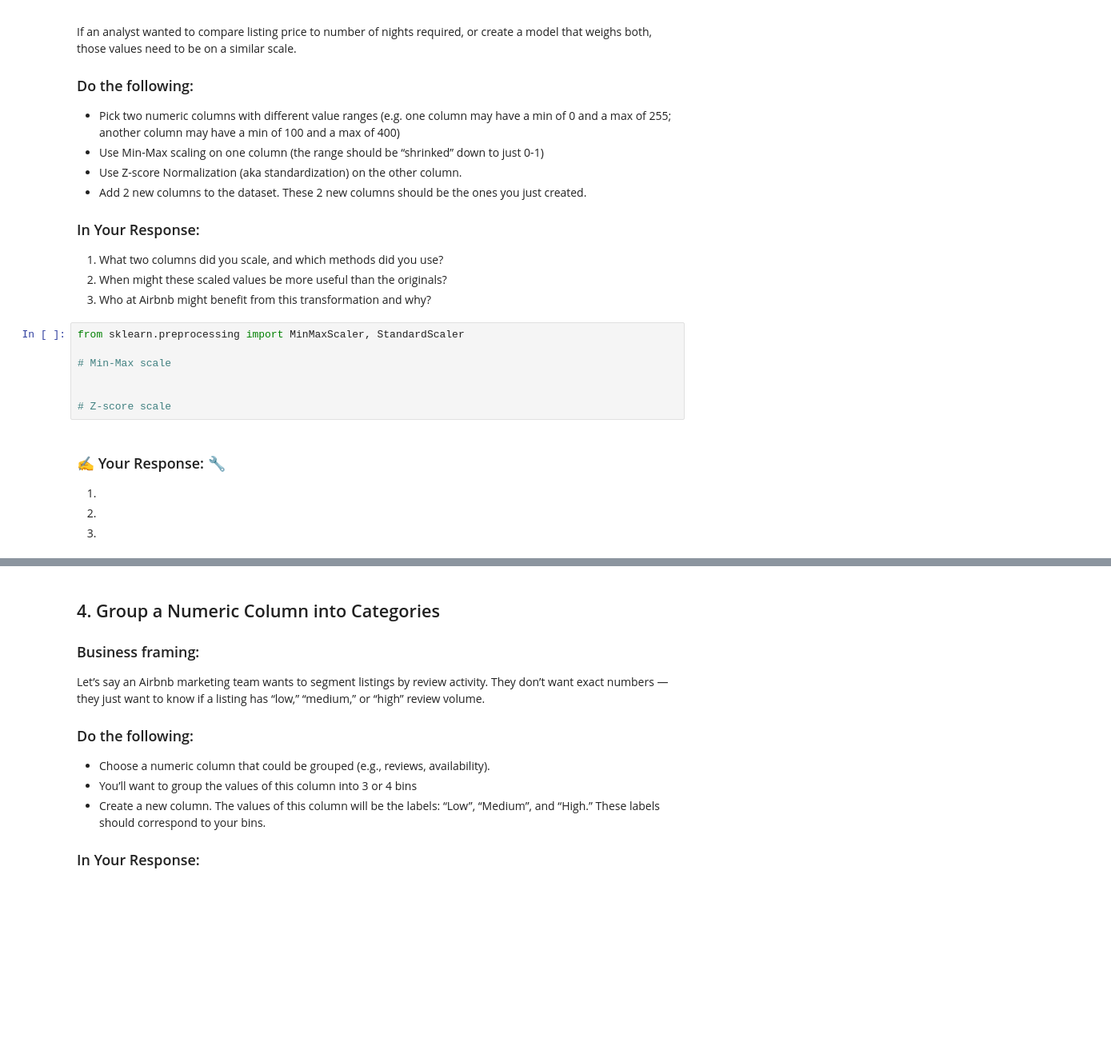
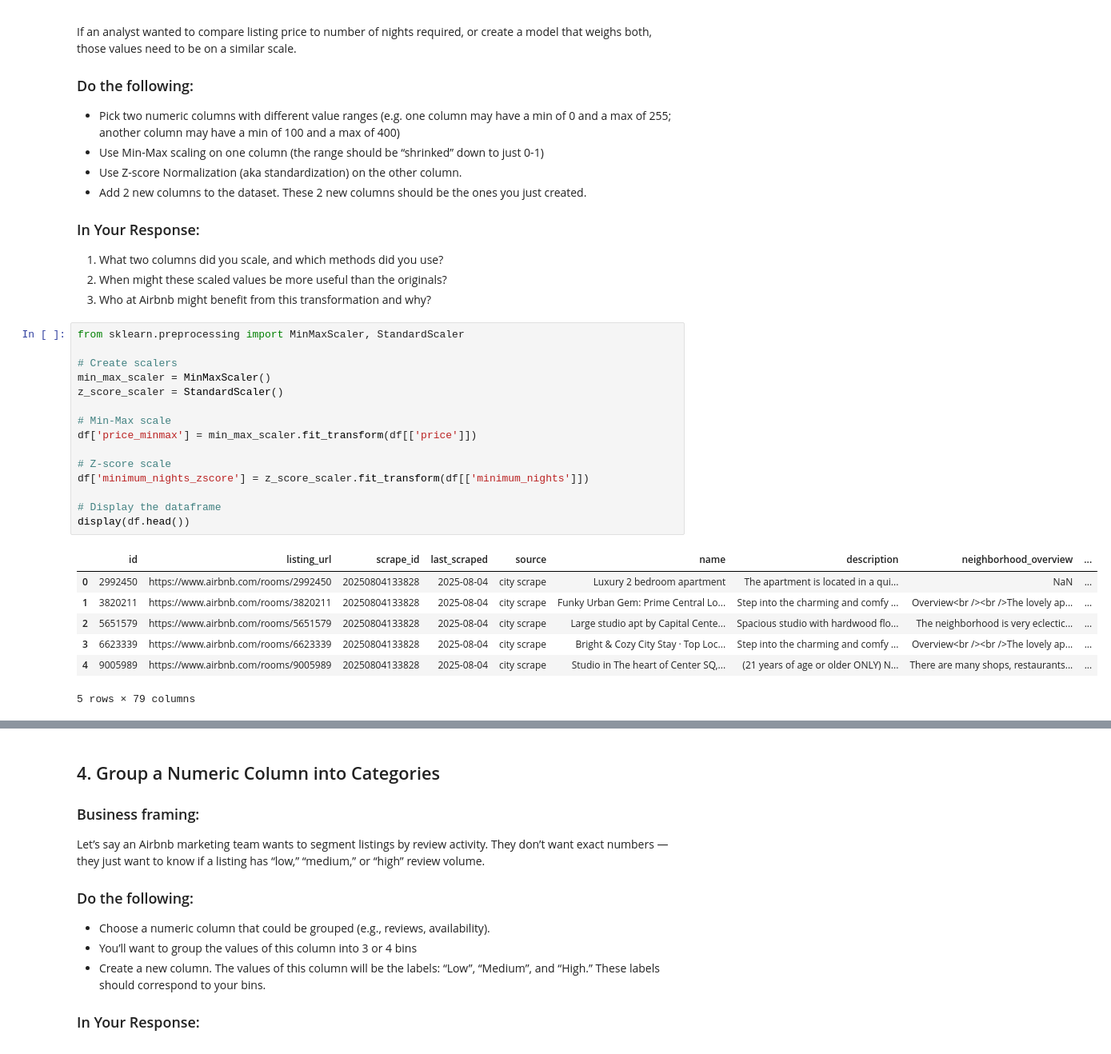
Before and after one commit to thornton330j/IS-4487, a Jupyter notebook: Assignments/assignment_07_ThorntonJackson.ipynb, the cells around one changed output, grey strips where cells are left out. Shown at 80% size. Saved outputs shown, nothing was run; the diff lists cells and outputs as text; blank space fills up the shorter version.

```diff
--- a/Assignments/assignment_07_ThorntonJackson.ipynb
+++ b/Assignments/assignment_07_ThorntonJackson.ipynb
@@ -94,14 +125,23 @@ If an analyst wanted to compare listing price to number of nights required, or c
 # %%
 from sklearn.preprocessing import MinMaxScaler, StandardScaler
 
+# Create scalers
+min_max_scaler = MinMaxScaler()
+z_score_scaler = StandardScaler()
+
 # Min-Max scale
-
+df['price_minmax'] = min_max_scaler.fit_transform(df[['price']])
 
 # Z-score scale
+df['minimum_nights_zscore'] = z_score_scaler.fit_transform(df[['minimum_nights']])
+
+# Display the dataframe
+display(df.head())
+# %% [output]
+|  | id | listing_url | scrape_id | last_scraped | source | name | description | neighborhood_overview | ... |
+| 0 | 2992450 | https://www.airbnb.com/rooms/2992450 | 20250804133828 | 2025-08-04 | city scrape | Luxury 2 bedroom apartment | The apartment is located in a qui... | NaN | ... |
+| 1 | 3820211 | https://www.airbnb.com/rooms/3820211 | 20250804133828 | 2025-08-04 | city scrape | Funky Urban Gem: Prime Central Lo... | Step into the charming and comfy ... | Overview<br /><br />The lovely ap... | ... |
+| 2 | 5651579 | https://www.airbnb.com/rooms/5651579 | 20250804133828 | 2025-08-04 | city scrape | Large studio apt by Capital Cente... | Spacious studio with hardwood flo... | The neighborhood is very eclectic... | ... |
+| 3 | 6623339 | https://www.airbnb.com/rooms/6623339 | 20250804133828 | 2025-08-04 | city scrape | Bright & Cozy City Stay · Top Loc... | Step into the charming and comfy ... | Overview<br /><br />The lovely ap... | ... |
+| 4 | 9005989 | https://www.airbnb.com/rooms/9005989 | 20250804133828 | 2025-08-04 | city scrape | Studio in The heart of Center SQ,... | (21 years of age or older ONLY) N... | There are many shops, restaurants... | ... |
+5 rows × 79 columns
-# %% [markdown]
-### ✍️ Your Response: 🔧
-1.
-
-2.
-
-3.
```
Also changed, not shown: parts of 23 cells of this notebook.
